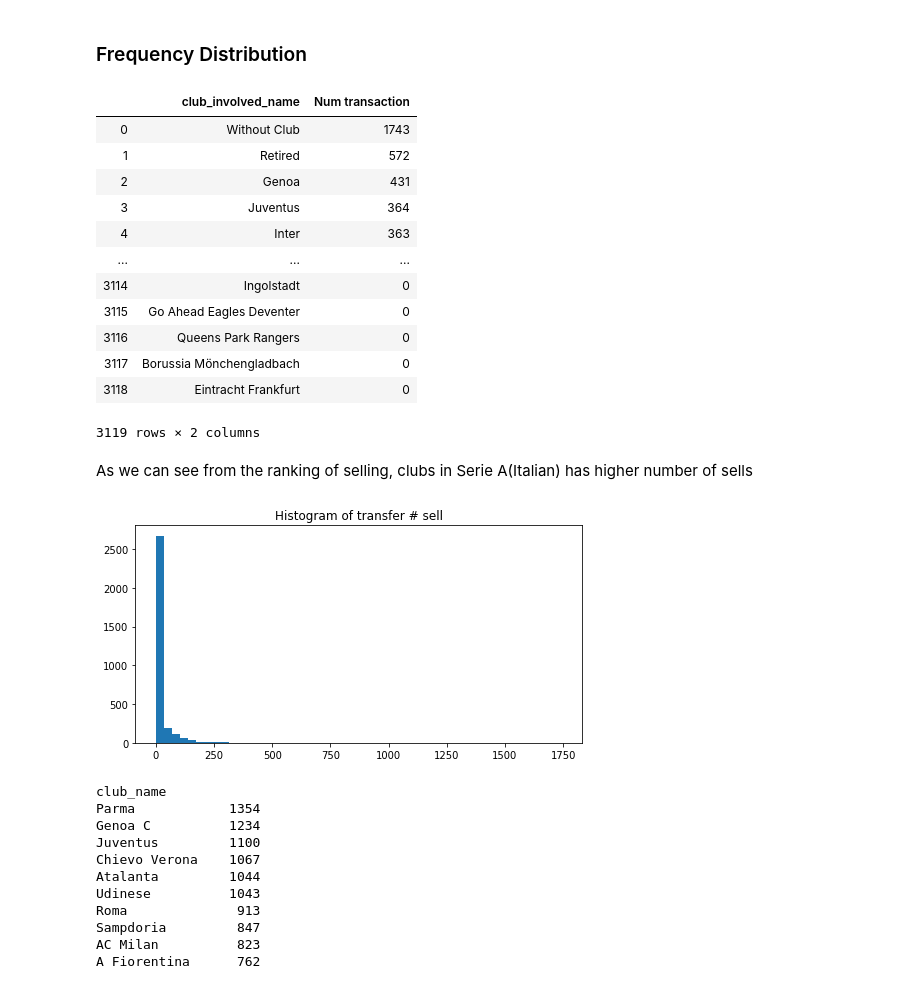
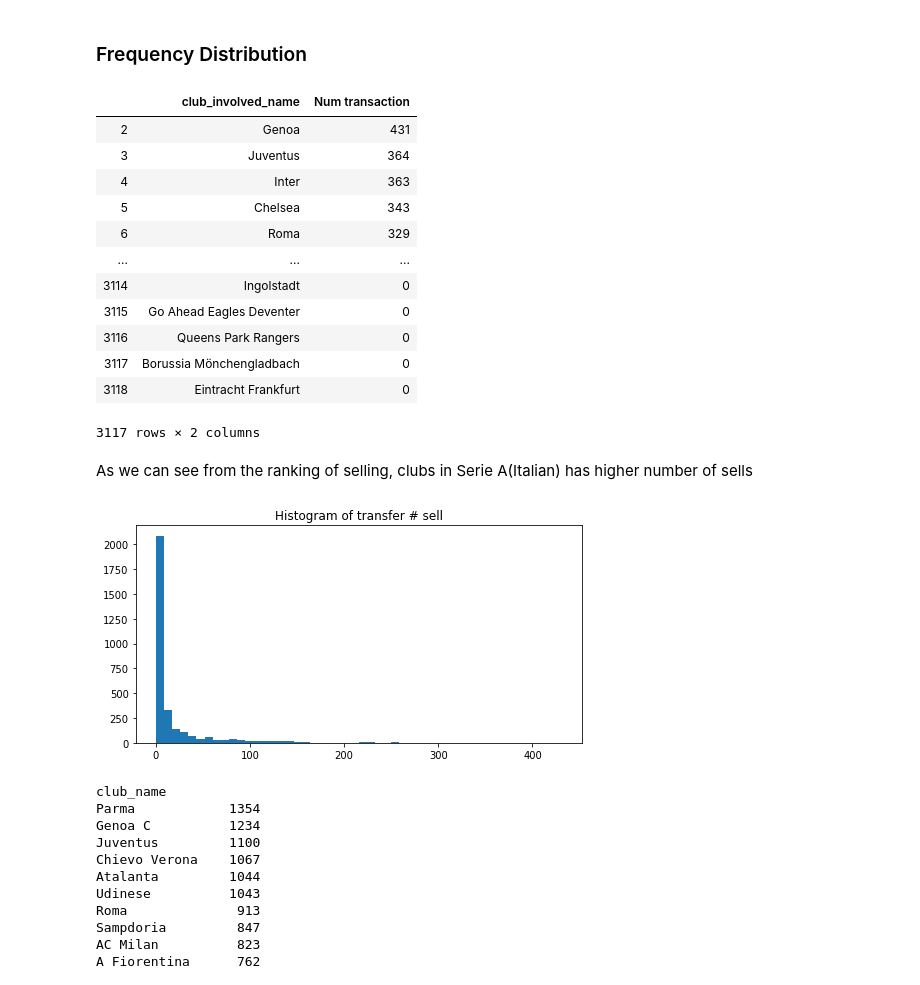
Before and after one commit to Saibo-creator/ntds_project, a Jupyter notebook: network.build.ipynb, the cells around one changed output. Saved outputs shown, nothing was run; the diff lists cells and outputs as text; code cells hidden in the pictures.

```diff
--- a/network.build.ipynb
+++ b/network.build.ipynb
@@ -127,6 +139,6 @@ transfer_span.head()
 # %%
 #introduce club score data scraped from https://projects.fivethirtyeight.com/global-club-soccer-rankings/
-pkl_file = open('club_score_df.pkl','rb')
+pkl_file = open('./temporary_pkl/club_score_df.pkl','rb')
 club_score_df = pickle.load(pkl_file)
 pkl_file.close()
 # %%
@@ -154,7 +203,7 @@ transfer_span=transfer_span.merge(club_score_df,left_on='club_involved_name',rig
 transfer_span.rename({'score':'club_involved_score'},axis='columns',inplace=True)
 transfer_span.drop(columns='club',inplace=True)
 # %%
-pkl_file = open('avrg_sc_by_league_dict.pkl','rb')
+pkl_file = open('./temporary_pkl/avrg_sc_by_league_dict.pkl','rb')
 avrg_sc_by_league_dict = pickle.load(pkl_file)
 pkl_file.close()
 # %%
@@ -288,30 +337,30 @@ selling=df_adjacency.sum(axis=0)
 selling_rank_df=pd.DataFrame(selling.sort_values(ascending=False).reset_index())
 
 selling_rank_df.columns=['club_involved_name','Num transaction']
-#selling_rank_df.drop([0],inplace=True)
+selling_rank_df.drop([0,1],inplace=True)
 selling_rank_df
 # %% [output]
 |  | club_involved_name | Num transaction |
-| 0 | Without Club | 1743 |
-| 1 | Retired | 572 |
 | 2 | Genoa | 431 |
 | 3 | Juventus | 364 |
 | 4 | Inter | 363 |
+| 5 | Chelsea | 343 |
+| 6 | Roma | 329 |
 | ... | ... | ... |
 | 3114 | Ingolstadt | 0 |
 | 3115 | Go Ahead Eagles Deventer | 0 |
 | 3116 | Queens Park Rangers | 0 |
 | 3117 | Borussia Mönchengladbach | 0 |
 | 3118 | Eintracht Frankfurt | 0 |
-3119 rows × 2 columns
+3117 rows × 2 columns
 # %% [markdown]
 As we can see from the ranking of selling, clubs in Serie A(Italian) has higher number of sells
 # %%
 plt.figure(1, figsize=(8, 4))
 plt.title("Histogram of transfer # sell")
-plt.hist(selling_rank)_df['Num transaction'],bins=50);
+plt.hist(selling_rank_df['Num transaction'],bins=50);
 # %% [output]
-[figure, old version]
+[figure, new version]
 # %%
 #buy
 # buying=adjacency.sum(axis=1)
```
Also changed, not shown: parts of 15 cells of this notebook, 6 other files.
